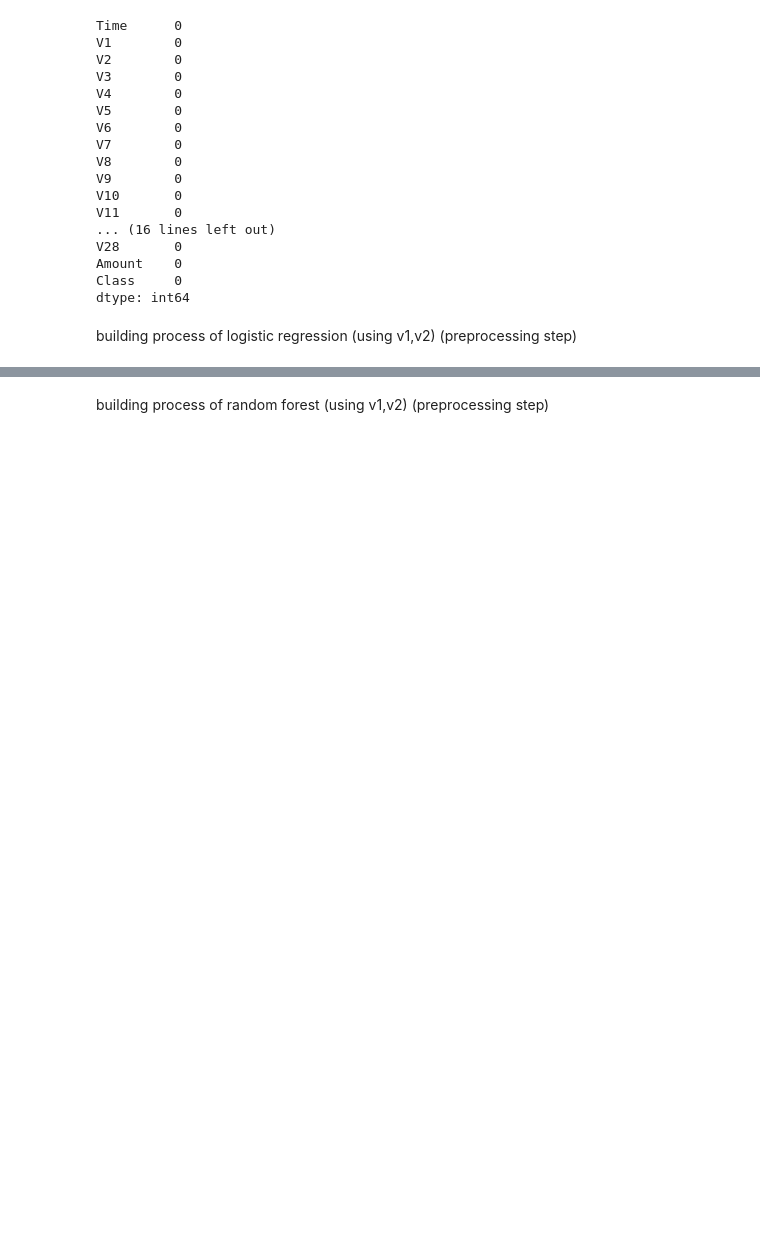
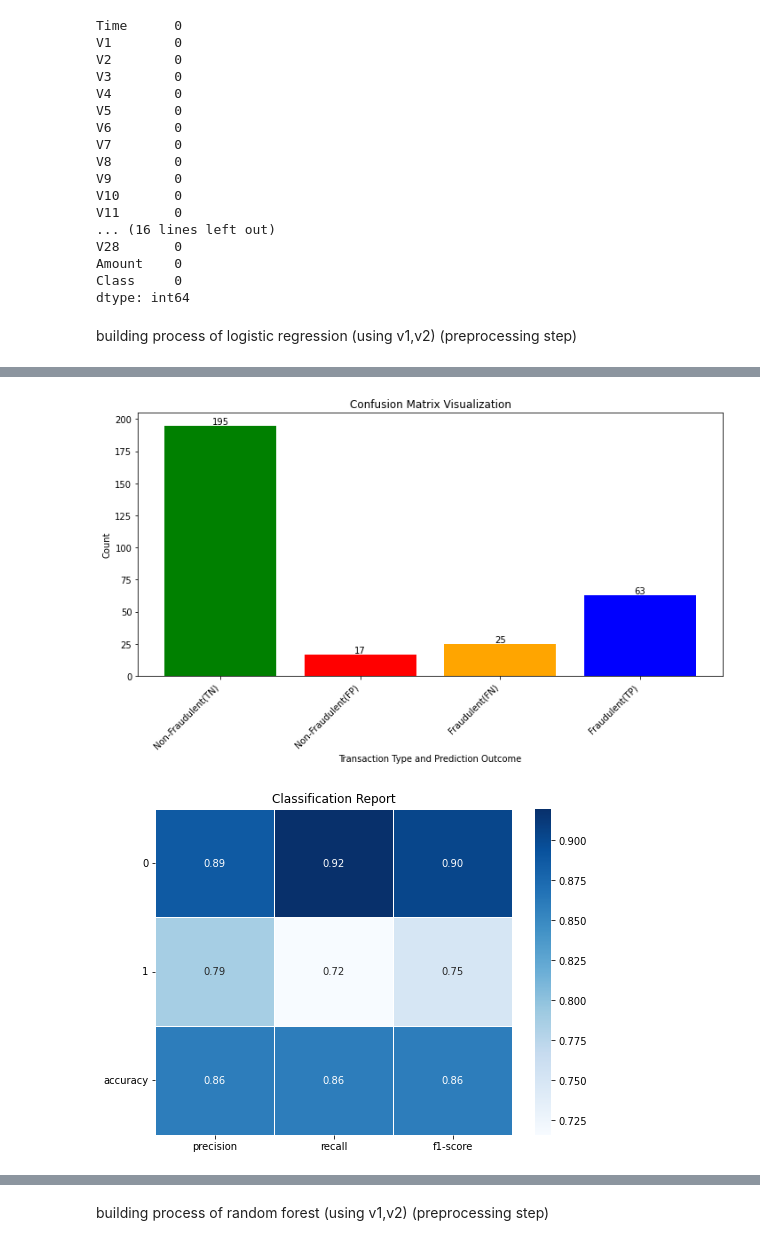
Before and after one commit to Sids9726/Final_Sem_Project, a Jupyter notebook: credit_card_fraud_detection.ipynb, the cells around one changed output, grey strips where cells are left out. Cells and saved outputs as stored; diff of their text form; code cells hidden in the pictures; blank space fills up the shorter version.

Commit message:
Add files via upload
i removed to detect outliers method and just have gone with threshold implementation also i changed the number of input transaction (fraud - 300 and non fraud - 700).

```diff
--- a/credit_card_fraud_detection.ipynb
+++ b/credit_card_fraud_detection.ipynb
@@ -120,39 +211,39 @@ import pandas as pd
 from sklearn.model_selection import train_test_split
 from sklearn.linear_model import LogisticRegression
 from sklearn.metrics import classification_report, accuracy_score, confusion_matrix
-
+import matplotlib.pyplot as plt
+import numpy as np
 
 # Load the dataset
 original_dataset_path = 'creditcard.csv'
 df = pd.read_csv(original_dataset_path)
 
-# preprocessing phase
+# Preprocessing phase
 # Select columns
-selected_columns = ['Time', 'V1', 'Amount', 'Class']
+selected_columns = ['Time', 'V2', 'Amount', 'Class']
 df_selected = df[selected_columns]
 
-# Selection of 60 fraudulent transactions
-df_fraud = df_selected[df_selected['Class'] == 1].sample(n=60, random_state=1)
+# Selection of 300 fraudulent transactions
+df_fraud = df_selected[df_selected['Class'] == 1].sample(n=300, random_state=1)
 
-# Selection of 100 non-fraudulent transactions
-df_non_fraud = df_selected[df_selected['Class'] == 0].sample(n=100, random_state=1)
+# Selection of 700 non-fraudulent transactions
+df_non_fraud = df_selected[df_selected['Class'] == 0].sample(n=700, random_state=1)
 
 # Combining process of the selected samples
 df_balanced = pd.concat([df_fraud, df_non_fraud])
 
 # Split data into features and target
-X_balanced = df_balanced[['Time', 'V1', 'Amount']]
+X_balanced = df_balanced[['Time', 'V2', 'Amount']]
 y_balanced = df_balanced['Class']
 
 # Split data into training and testing sets
 X_train_balanced, X_test_balanced, y_train_balanced, y_test_balanced = train_test_split(X_balanced, y_balanced, test_size=0.3, random_state=1)
 
-# build the logistic regression model
+# Build the logistic regression model
 model_balanced = LogisticRegression(random_state=1, max_iter=1000)
 model_balanced.fit(X_train_balanced, y_train_balanced)
 
-
-# predictions on the test set
+# Predictions on the test set
 y_pred_balanced = model_balanced.predict(X_test_balanced)
 
 # Evaluate the model
@@ -166,4 +257,50 @@ print("Confusion Matrix:")
 print(conf_matrix_balanced)
 print("Classification Report:")
 print(class_report_balanced)
+
+# Visualization of the confusion matrix as a bar graph with updated labels and counts
+labels = [
+    'Non-Fraudulent(TN)',
+    'Non-Fraudulent(FP)',
+    'Fraudulent(FN)',
+    'Fraudulent(TP)'
+]
+counts = [conf_matrix_balanced[0, 0], conf_matrix_balanced[0, 1], conf_matrix_balanced[1, 0], conf_matrix_balanced[1, 1]]
+
+plt.figure(figsize=(10, 6))
+bars = plt.bar(labels, counts, color=['green', 'red', 'orange', 'blue'])
+
+# Add counts on top of the bars
+for bar, count in zip(bars, counts):
+    plt.text(bar.get_x() + bar.get_width() / 2, bar.get_height() - (-1), f'{count}', ha='center', color='black')
+
+plt.title('Confusion Matrix Visualization')
+plt.xlabel('Transaction Type and Prediction Outcome')
+plt.ylabel('Count')
+plt.xticks(rotation=45, ha='right')
+plt.tight_layout()
+plt.show()
+
+import seaborn as sns
+import pandas as pd
+from sklearn.metrics import classification_report
+import matplotlib.pyplot as plt
+
+# Get the classification report as a dictionary
+report = classification_report(y_test_balanced, y_pred_balanced, output_dict=True)
+
+# Convert the dictionary to a DataFrame for easier visualization
+report_df = pd.DataFrame(report).transpose()
+
+# Drop the 'support' column and the macro avg and weighted avg rows
+report_df = report_df.drop(columns=['support'])
+report_df = report_df.drop(['macro avg', 'weighted avg'])
+
+# Plotting the heatmap
+plt.figure(figsize=(8, 6))
+sns.heatmap(report_df, annot=True, cmap="Blues", fmt=".2f", linewidths=.5)
+
+plt.title('Classification Report')
+plt.yticks(rotation=0)
+plt.show()
 # %% [output]
@@ -182,0 +320,2 @@ weighted avg       0.67      0.65      0.59        48
+[figure, added]
+[figure, added]
```
Also changed, not shown: parts of 10 cells of this notebook.
